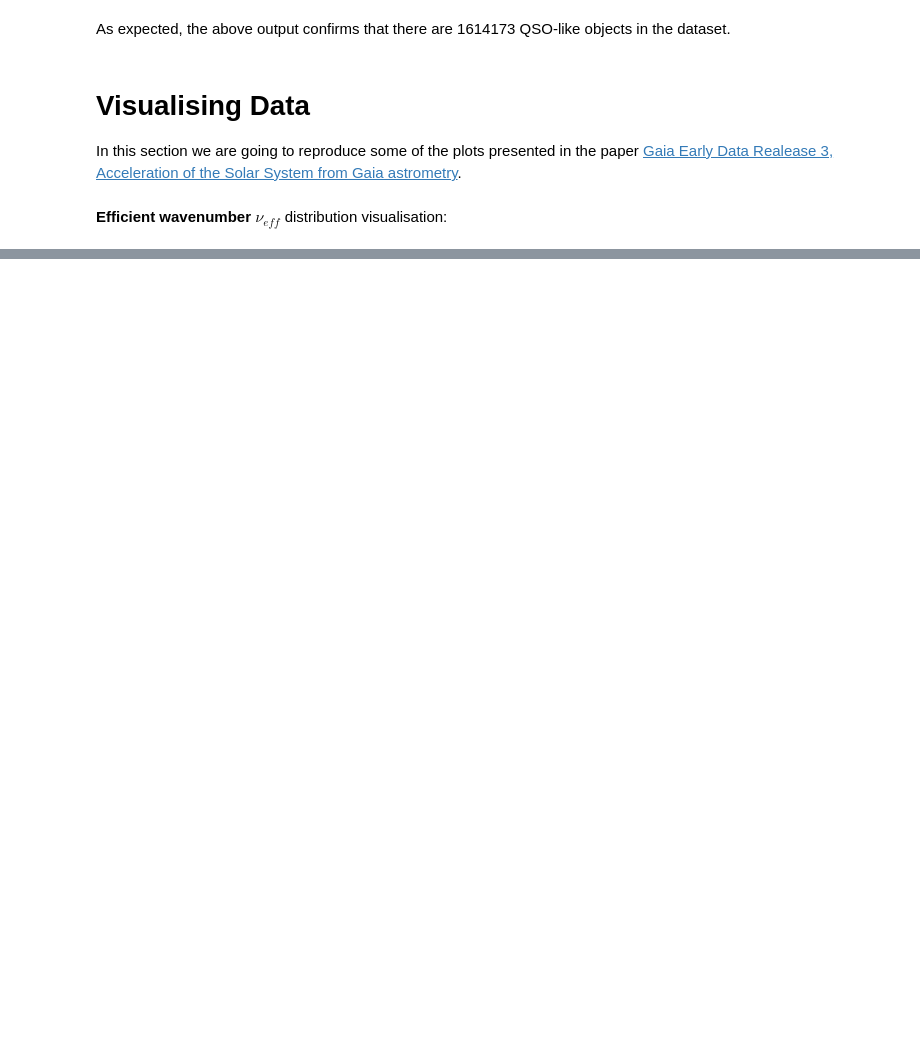
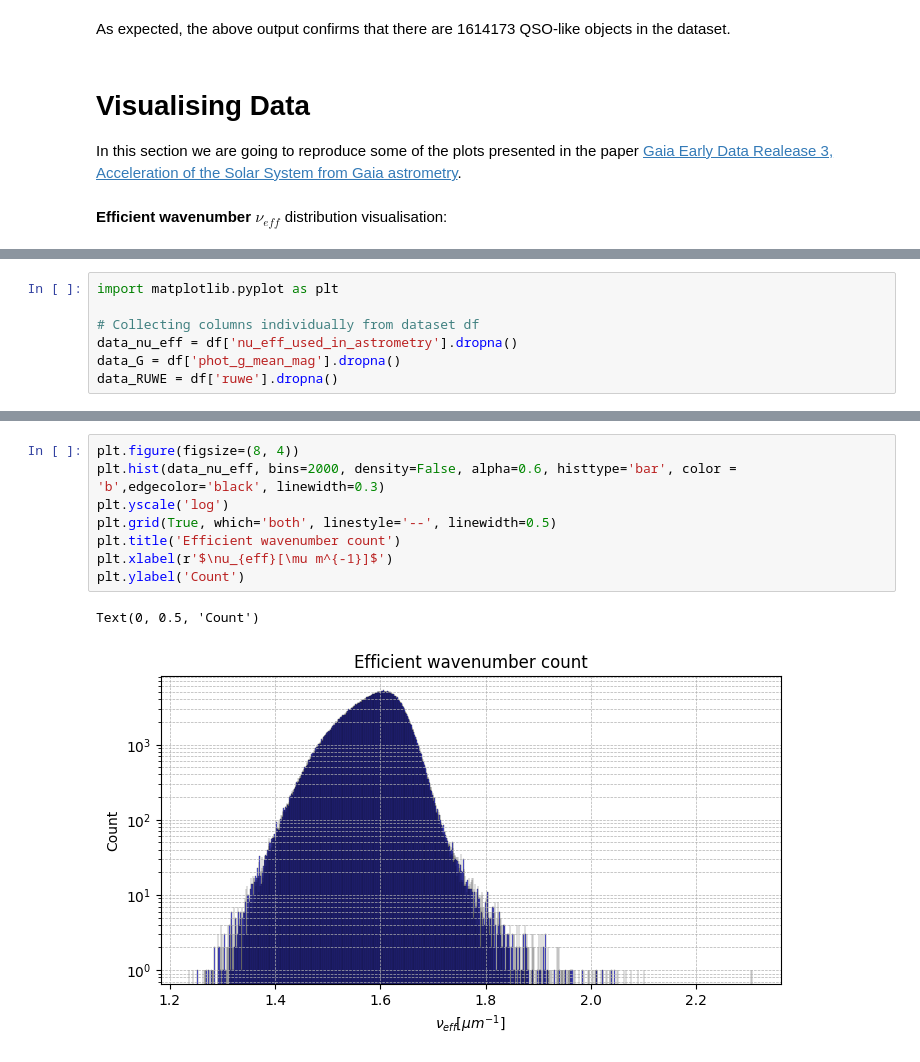
Before and after one commit to MatteoMancini01/Gaia_EDR3, a Jupyter notebook: NoteBook.ipynb, the cells around one changed output, grey strips where cells are left out. Saved outputs shown, nothing was run; the diff lists cells and outputs as text; blank space fills up the shorter version.

```diff
--- a/NoteBook.ipynb
+++ b/NoteBook.ipynb
@@ -122,0 +127,7 @@ plt.hist(data_nu_eff, bins=1000, density=True, alpha=0.6)
+# %%
+import matplotlib.pyplot as plt
+
+# Collecting columns individually from dataset df
+data_nu_eff = df['nu_eff_used_in_astrometry'].dropna()
+data_G = df['phot_g_mean_mag'].dropna()
+data_RUWE = df['ruwe'].dropna()
@@ -122,0 +149,11 @@ plt.hist(data_nu_eff, bins=1000, density=True, alpha=0.6)
+# %%
+plt.figure(figsize=(8, 4))
+plt.hist(data_nu_eff, bins=2000, density=False, alpha=0.6, histtype='bar', color = 'b',edgecolor='black', linewidth=0.3)
+plt.yscale('log')
+plt.grid(True, which='both', linestyle='--', linewidth=0.5)
+plt.title('Efficient wavenumber count')
+plt.xlabel(r'$\nu_{eff}[\mu m^{-1}]$')
+plt.ylabel('Count')
+# %% [output]
+Text(0, 0.5, 'Count')
+[figure, added]
```
Also changed, not shown: parts of 15 cells of this notebook.
